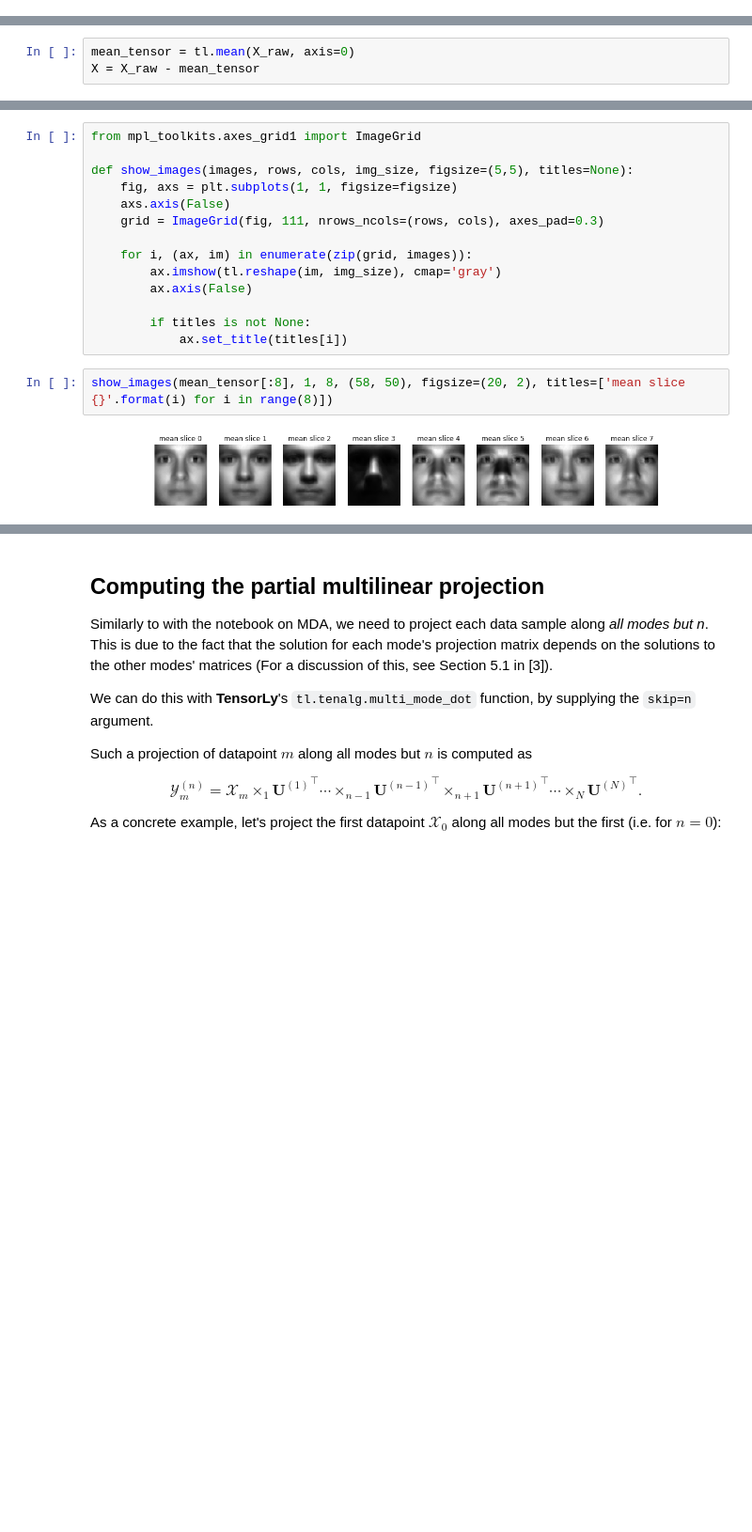
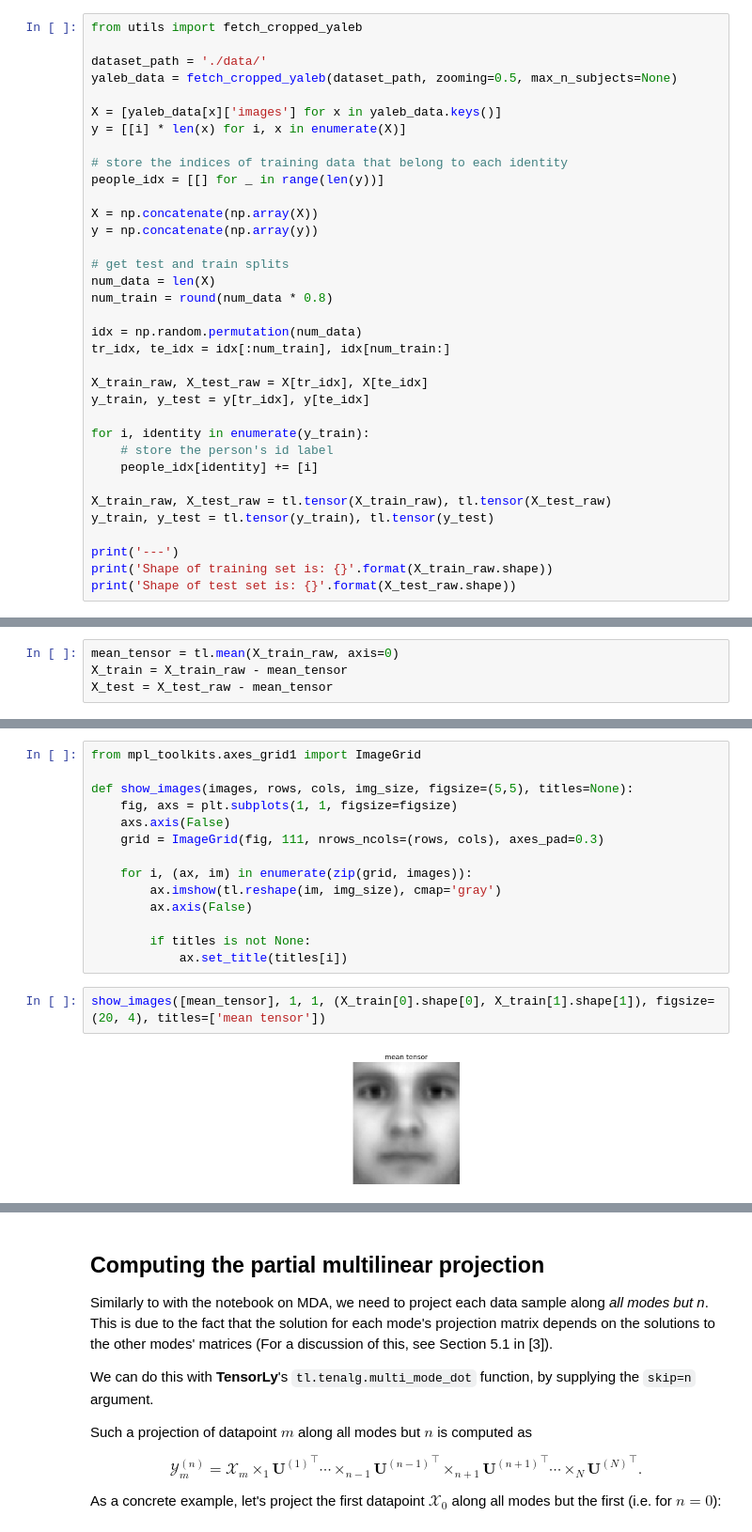
Before and after one commit to tensorly/Proceedings_IEEE_companion_notebooks, a Jupyter notebook: multilinear-pca.ipynb, the cells around one changed output, grey strips where cells are left out. Shown at 94% size. Drawn from its saved outputs; the diff is of its cells as text; blank space fills up the shorter version.

```diff
--- a/multilinear-pca.ipynb
+++ b/multilinear-pca.ipynb
@@ -67,0 +53,35 @@ Shape of tensor image ensemble is: (38, 50, 58, 50)
+# %%
+from utils import fetch_cropped_yaleb
+
+dataset_path = './data/'
+yaleb_data = fetch_cropped_yaleb(dataset_path, zooming=0.5, max_n_subjects=None)
+
+X = [yaleb_data[x]['images'] for x in yaleb_data.keys()]
+y = [[i] * len(x) for i, x in enumerate(X)]
+
+# store the indices of training data that belong to each identity
+people_idx = [[] for _ in range(len(y))]
+
+X = np.concatenate(np.array(X))
+y = np.concatenate(np.array(y))
+
+# get test and train splits
+num_data = len(X)
+num_train = round(num_data * 0.8)
+
+idx = np.random.permutation(num_data)
+tr_idx, te_idx = idx[:num_train], idx[num_train:]
+
+X_train_raw, X_test_raw = X[tr_idx], X[te_idx]
+y_train, y_test = y[tr_idx], y[te_idx]
+
+for i, identity in enumerate(y_train):
+    # store the person's id label
+    people_idx[identity] += [i]
+
+X_train_raw, X_test_raw = tl.tensor(X_train_raw), tl.tensor(X_test_raw)
+y_train, y_test = tl.tensor(y_train), tl.tensor(y_test)
+
+print('---')
+print('Shape of training set is: {}'.format(X_train_raw.shape))
+print('Shape of test set is: {}'.format(X_test_raw.shape))
@@ -74,8 +98,9 @@ $$\tilde{\mathcal{X}}_m = \mathcal{X}_m - \bar{\mathcal{X}},$$
 
 with the mean tensor $\bar{\mathcal{X}} = \frac{1}{M} \sum_{m=1}^{M}\mathcal{X}_m$. Let's do this in **TensorLy**:
 # %%
-mean_tensor = tl.mean(X_raw, axis=0)
-X = X_raw - mean_tensor
+mean_tensor = tl.mean(X_train_raw, axis=0)
+X_train = X_train_raw - mean_tensor
+X_test = X_test_raw - mean_tensor
 # %% [markdown]
 and then view a few of the slices of the mean tensor:
 # %%
@@ -92,10 +117,10 @@ def show_images(images, rows, cols, img_size, figsize=(5,5), titles=None):
 
         if titles is not None:
             ax.set_title(titles[i])
-# %%
-show_images(mean_tensor[:8], 1, 8, (58, 50), figsize=(20, 2), titles=['mean slice {}'.format(i) for i in range(8)])
-# %% [output]
-[figure, removed]
+# %%
+show_images([mean_tensor], 1, 1, (X_train[0].shape[0], X_train[1].shape[1]), figsize=(20, 4), titles=['mean tensor'])
+# %% [output]
+[figure, added]
 # %% [markdown]
 ## Initialising the projection matrices
 
```
Also changed, not shown: parts of 15 cells of this notebook.
